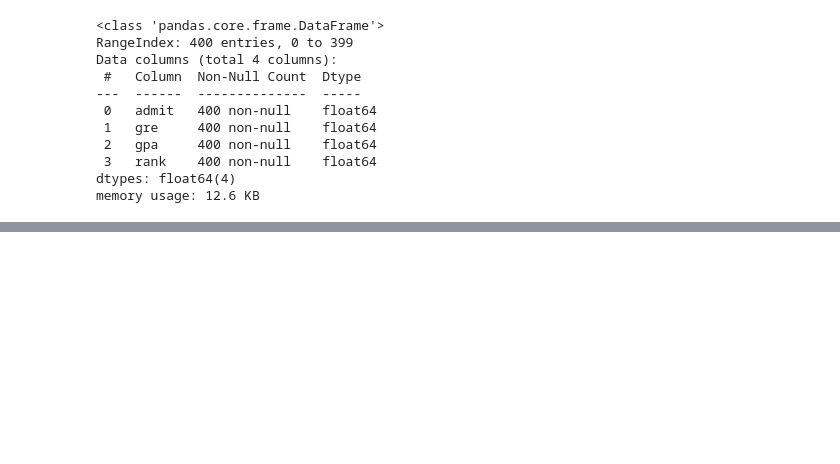
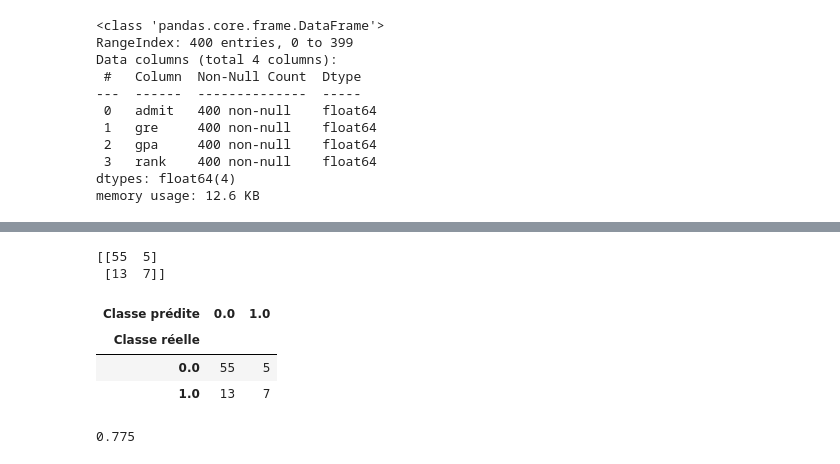
Before and after one commit to Gsasana/ClassificationRgLogistique, a Jupyter notebook: Book.ipynb, the cells around one changed output, grey strips where cells are left out. Saved outputs shown, nothing was run; the diff lists cells and outputs as text; code cells hidden in the pictures; blank space fills up the shorter version.

```diff
--- a/Book.ipynb
+++ b/Book.ipynb
@@ -96,0 +138,27 @@ x_train, X_test, y_train, y_test = train_test_split(data, target, test_size=0.2,
+# %%
+
+y_pred = clf.predict(X_test)
+
+# Calcul de la matrice de confusion
+
+## Méthode 1 : à l'aide de sklearn
+from sklearn.metrics import confusion_matrix
+cm = confusion_matrix(y_test,y_pred)
+print(cm)
+# %% [output]
+[[55  5]
+ [13  7]]
+# %%
+
+## Méthode 2 : à l'aide de pandas
+cm = pd.crosstab(y_test, y_pred, rownames=['Classe réelle'], colnames=['Classe prédite'])
+cm
+# %% [output]
+| Classe prédite | 0.0 | 1.0 |
+| Classe réelle |  |  |
+| 0.0 | 55 | 5 |
+| 1.0 | 13 | 7 |
+# %%
+clf.score(X_test, y_test)
+# %% [output]
+0.775
```
Also changed, not shown: parts of 20 cells of this notebook.
